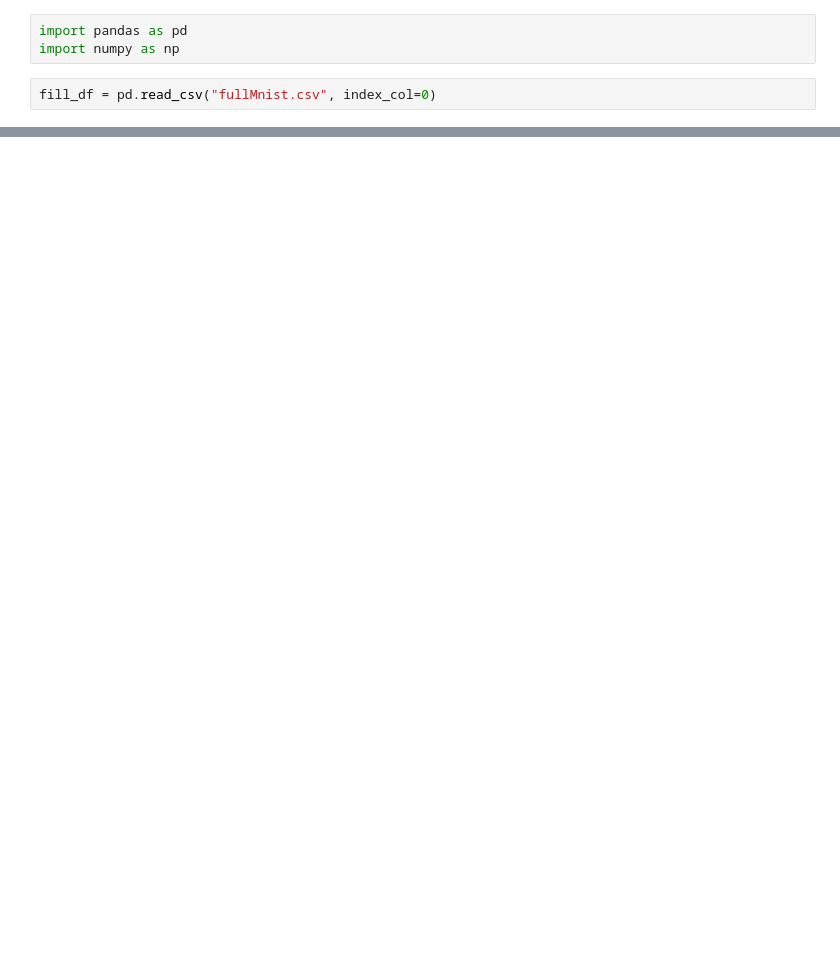
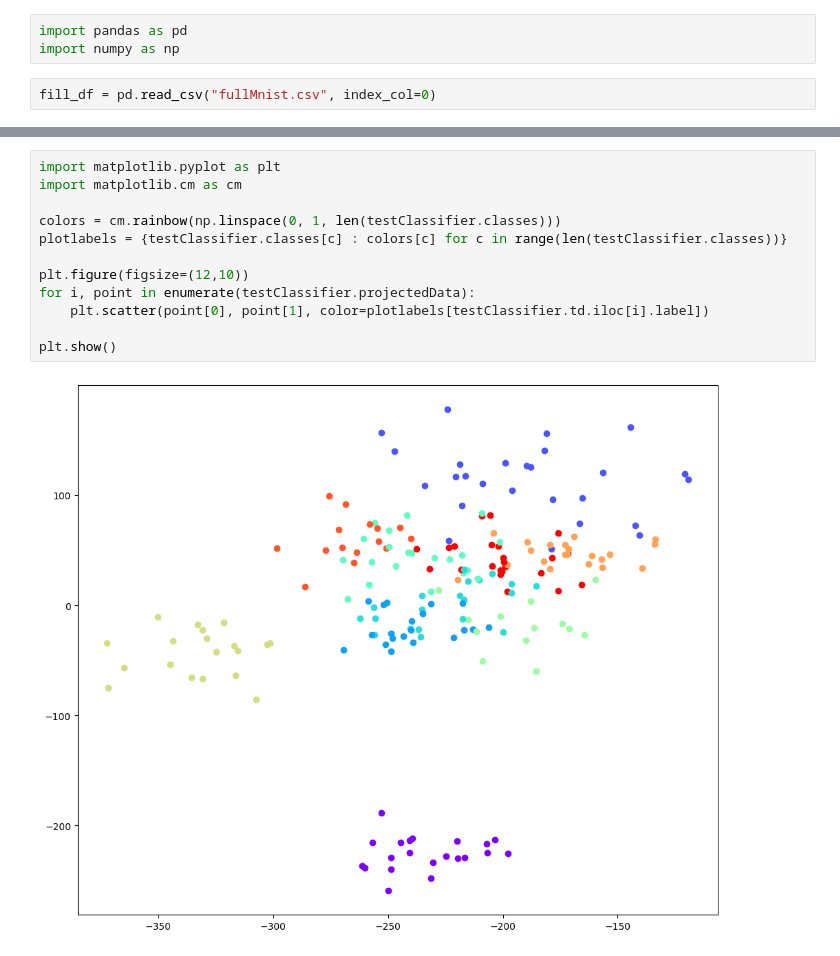
Before and after one commit to TimRoss/OCR, a Jupyter notebook: CPUcode.ipynb, the cells around one changed output, grey strips where cells are left out. Drawn from its saved outputs; the diff is of its cells as text; blank space fills up the shorter version.

```diff
--- a/CPUcode.ipynb
+++ b/CPUcode.ipynb
@@ -99,0 +213,14 @@ plt.show()
+# %%
+import matplotlib.pyplot as plt
+import matplotlib.cm as cm
+
+colors = cm.rainbow(np.linspace(0, 1, len(testClassifier.classes)))
+plotlabels = {testClassifier.classes[c] : colors[c] for c in range(len(testClassifier.classes))}
+
+plt.figure(figsize=(12,10))
+for i, point in enumerate(testClassifier.projectedData):
+    plt.scatter(point[0], point[1], color=plotlabels[testClassifier.td.iloc[i].label])
+
+plt.show()
+# %% [output]
+[figure, added]
```
Also changed, not shown: parts of 14 cells of this notebook.
